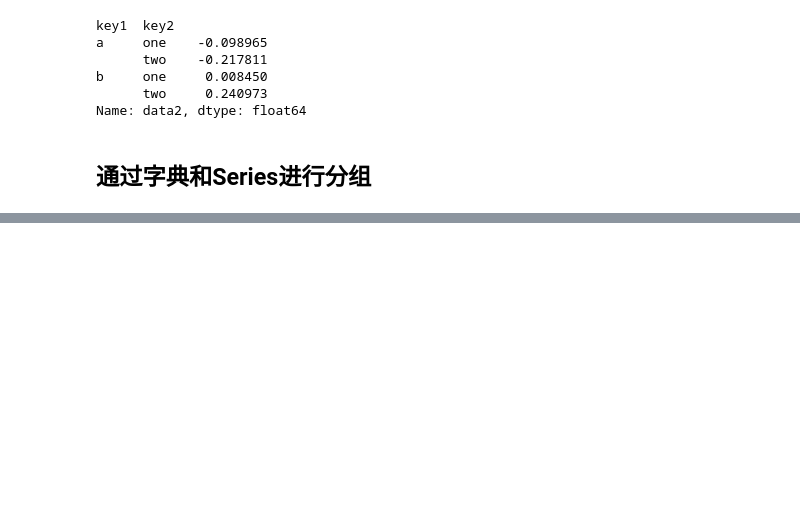
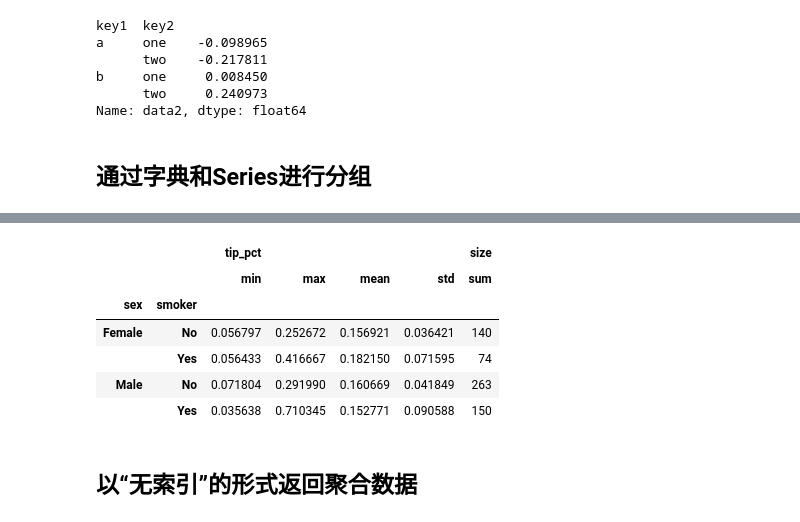
Before and after one commit to gloryfromca/PythonforDataAnalysis, a Jupyter notebook: Python_data_analysis_chapter_8.ipynb, the cells around one changed output, grey strips where cells are left out. Saved outputs shown, nothing was run; the diff lists cells and outputs as text; code cells hidden in the pictures; blank space fills up the shorter version.

```diff
--- a/Python_data_analysis_chapter_8.ipynb
+++ b/Python_data_analysis_chapter_8.ipynb
@@ -291,0 +536,15 @@ by_column.sum()
+# %%
+grouped.agg({
+    'tip_pct':'min,max,mean,std'.split(','),
+    'size':'sum'
+})
+# %% [output]
+|  |  | tip_pct |  |  |  | size |
+|  |  | min | max | mean | std | sum |
+| sex | smoker |  |  |  |  |  |
+| Female | No | 0.056797 | 0.252672 | 0.156921 | 0.036421 | 140 |
+|  | Yes | 0.056433 | 0.416667 | 0.182150 | 0.071595 | 74 |
+| Male | No | 0.071804 | 0.291990 | 0.160669 | 0.041849 | 263 |
+|  | Yes | 0.035638 | 0.710345 | 0.152771 | 0.090588 | 150 |
+# %% [markdown]
+## 以“无索引”的形式返回聚合数据
```
Also changed, not shown: parts of 58 cells of this notebook.
